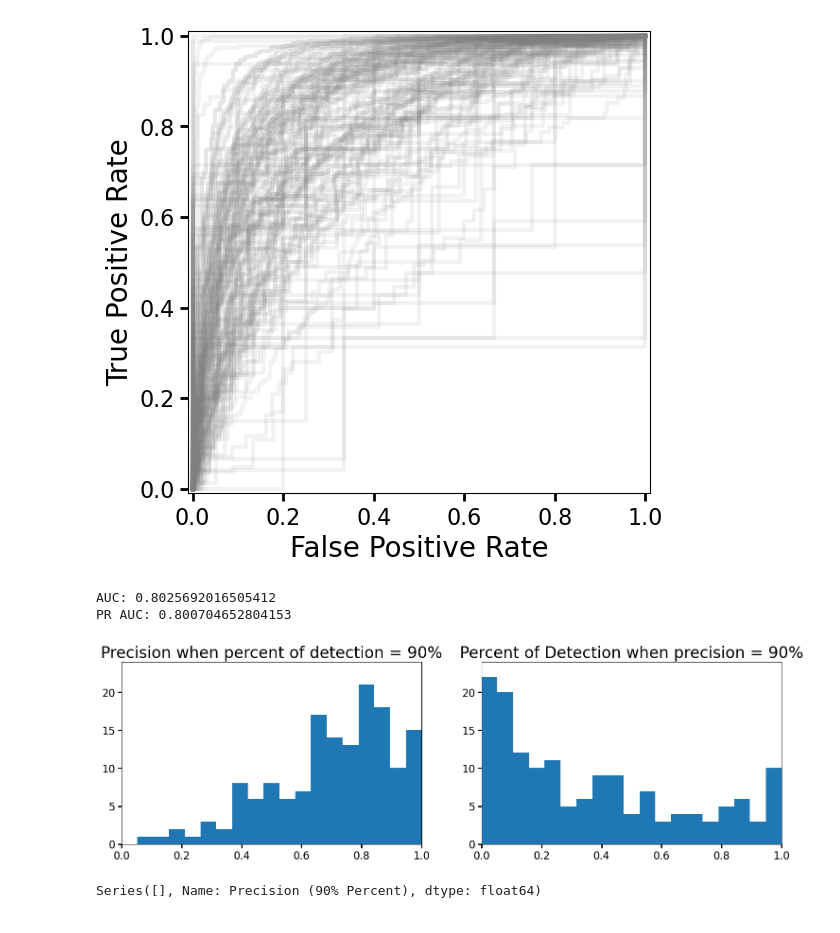
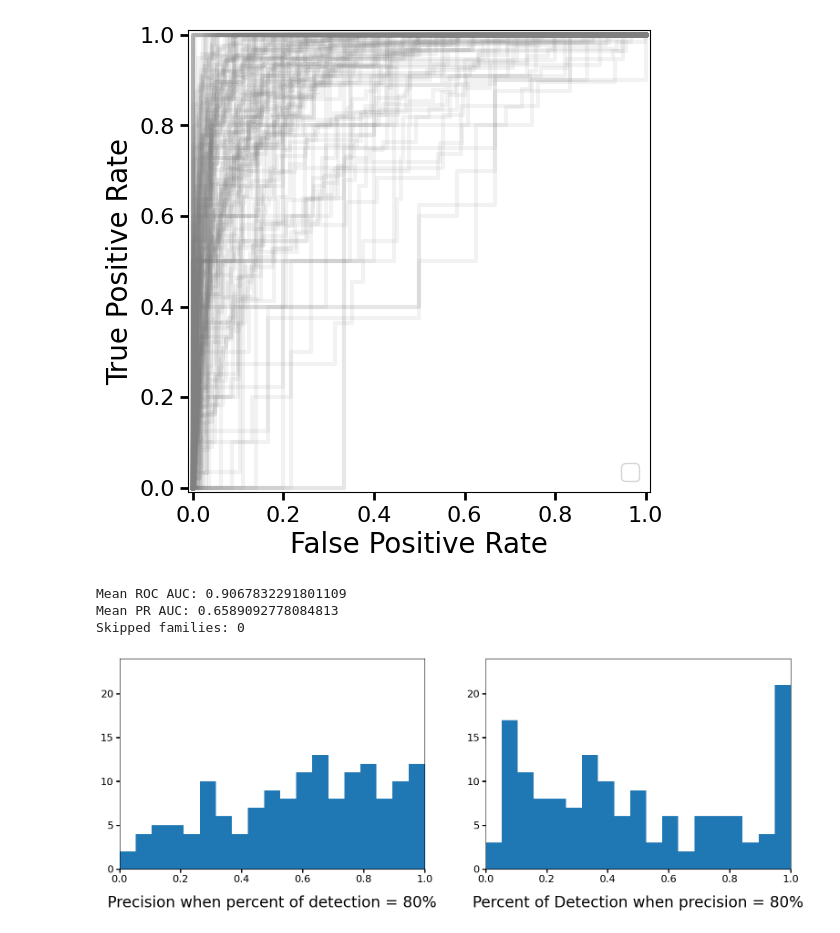
Before and after one commit to YangShen31/proper_elements_prediction, a Jupyter notebook: 4_family_identification/4.2_histogram_generations.ipynb, the cells around one changed output. Saved outputs shown, nothing was run; the diff lists cells and outputs as text; code cells hidden in the pictures.

Commit message:
family identfiication code fixed

```diff
--- a/4_family_identification/4.2_histogram_generations.ipynb
+++ b/4_family_identification/4.2_histogram_generations.ipynb
@@ -233,59 +269,59 @@ df_90
+# %%
+df_80 = pd.read_csv("../data/d_cutoff_80_percent.csv")
 # %%
-fig, (ax1) = plt.subplots(1, 1, figsize=(6, 6))
+fig, ax1 = plt.subplots(figsize=(6, 6))
+auc, pr_auc, skipped_auc_families = [], [], []
 
-auc = []
-pr_auc = []
+for i, (t, d_min) in enumerate(zip(true_list, d_min_list)):
+	y_true, y_score = np.asarray(t), -np.asarray(d_min)
 
-for t, d_min in zip(true_list, d_min_list):
-    if t == 0 or t == -1:
-        continue
+	if y_true.ndim == 0 or y_score.ndim == 0:
+		continue
+	if len(y_true) != len(y_score):
+		print(f"Skipping {family_name_list[i]}: unequal lengths")
+		continue
 
-    y_true = t
-    y_score = -1 * np.array(d_min) # sklearn takes items that are above, not below the selection
+	classes, counts = np.unique(y_true, return_counts=True)
+	if len(classes) != 2:
+		skipped_auc_families.append((family_number_list[i], family_name_list[i], dict(zip(classes, counts))))
+		continue
 
-    # print(y_true, y_score)
-    fpr, tpr, _ = sklearn.metrics.roc_curve(y_true, y_score)
-    roc_display = sklearn.metrics.RocCurveDisplay(fpr=fpr, tpr=tpr)
+	fpr, tpr, _ = sklearn.metrics.roc_curve(y_true, y_score)
+	precision, recall, _ = sklearn.metrics.precision_recall_curve(y_true, y_score)
 
-    prec, recall, _ = sklearn.metrics.precision_recall_curve(y_true, y_score)
-    pr_display = sklearn.metrics.PrecisionRecallDisplay(precision=prec, recall=recall)
+	sklearn.metrics.RocCurveDisplay(fpr=fpr, tpr=tpr).plot(ax=ax1, alpha=0.1, color="grey")
+	auc.append(sklearn.metrics.roc_auc_score(y_true, y_score))
+	pr_auc.append(sklearn.metrics.auc(recall, precision))
 
-    roc_display.plot(ax=ax1, curve_kwargs={"alpha":0.1, "color":"grey"})
-    # pr_display.plot(ax=ax2, alpha=0.2)
+fig.savefig("../plots/AUC_curve.pdf", bbox_inches="tight")
+plt.show()
 
-    auc.append(sklearn.metrics.roc_auc_score(y_true, y_score))
-    pr_auc.append(sklearn.metrics.auc(recall, prec))
-
-fig.savefig("../plots/AUC_curve.pdf", bbox_inches='tight')
-plt.show()
-print("AUC:", np.nanmean(auc))
-print("PR AUC:", np.nanmean(pr_auc))
+print("Mean ROC AUC:", np.mean(auc))
+print("Mean PR AUC:", np.mean(pr_auc))
+print("Skipped families:", len(skipped_auc_families))
 # %% [output]
-[figure, old version]
+[figure, new version]
-AUC: 0.8025692016505412
-PR AUC: 0.800704652804153
+Mean ROC AUC: 0.9067832291801109
+Mean PR AUC: 0.6589092778084813
+Skipped families: 0
 # %%
-fig, (ax1, ax2) = plt.subplots(1, 2, figsize=(18, 5))
+fig, (ax1, ax2) = plt.subplots(1, 2, figsize=(19, 6))
 
 width = 20
 bins = np.linspace(0, 1, width)
 
-ax1.hist(df_90["Precision (90% Percent)"]/100, bins = bins)
+ax1.hist(df_80["Precision (80% Percent)"]/100, bins = bins)
 # ax1.hist(df_90[df_90["Precision (90% Percent)"] == 0]["Precision (90% Percent)"]/100, bins = bins, color = "grey")
-ax1.set_title("Precision when percent of detection = 90%")
+ax1.set_title("Precision when percent of detection = 80%", y = -0.20)
 ax1.set_xlim(0, 1)
 ax1.set_ylim(0,24)
 
-ax2.hist(df_90["Percent (90% Precision)"]/100, bins = bins)
+ax2.hist(df_80["Percent (80% Precision)"]/100, bins = bins)
 # ax2.hist(df_90[df_90["Percent (90% Precision)"] == 0]["Percent (90% Precision)"]/100, bins = bins, color = "grey")
-ax2.set_title("Percent of Detection when precision = 90%")
+ax2.set_title("Percent of Detection when precision = 80%", y=-0.20)
 ax2.set_xlim(0, 1)
 ax2.set_ylim(0,24)
 
-fig.savefig("../plots/family_histogram.pdf")
+fig.savefig("../plots/family_histogram.pdf", bbox_inches="tight")
 # %% [output]
-[figure, old version]
+[figure, new version]
-# %%
-df_90[df_90["Precision (90% Percent)"] == 0]["Precision (90% Percent)"]
-# %% [output]
-Series([], Name: Precision (90% Percent), dtype: float64)
```
Also changed, not shown: parts of 10 cells of this notebook, 9 other files.
